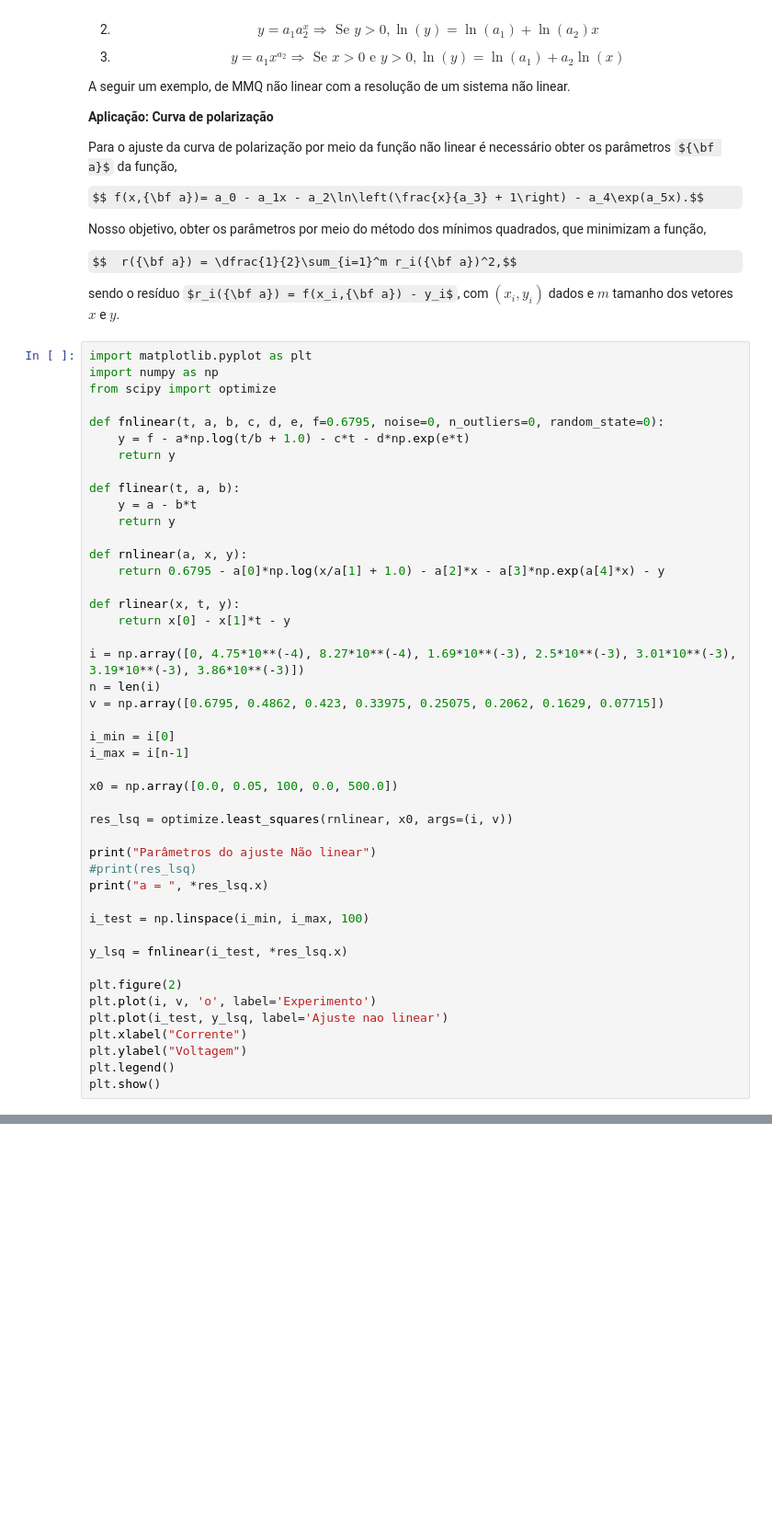
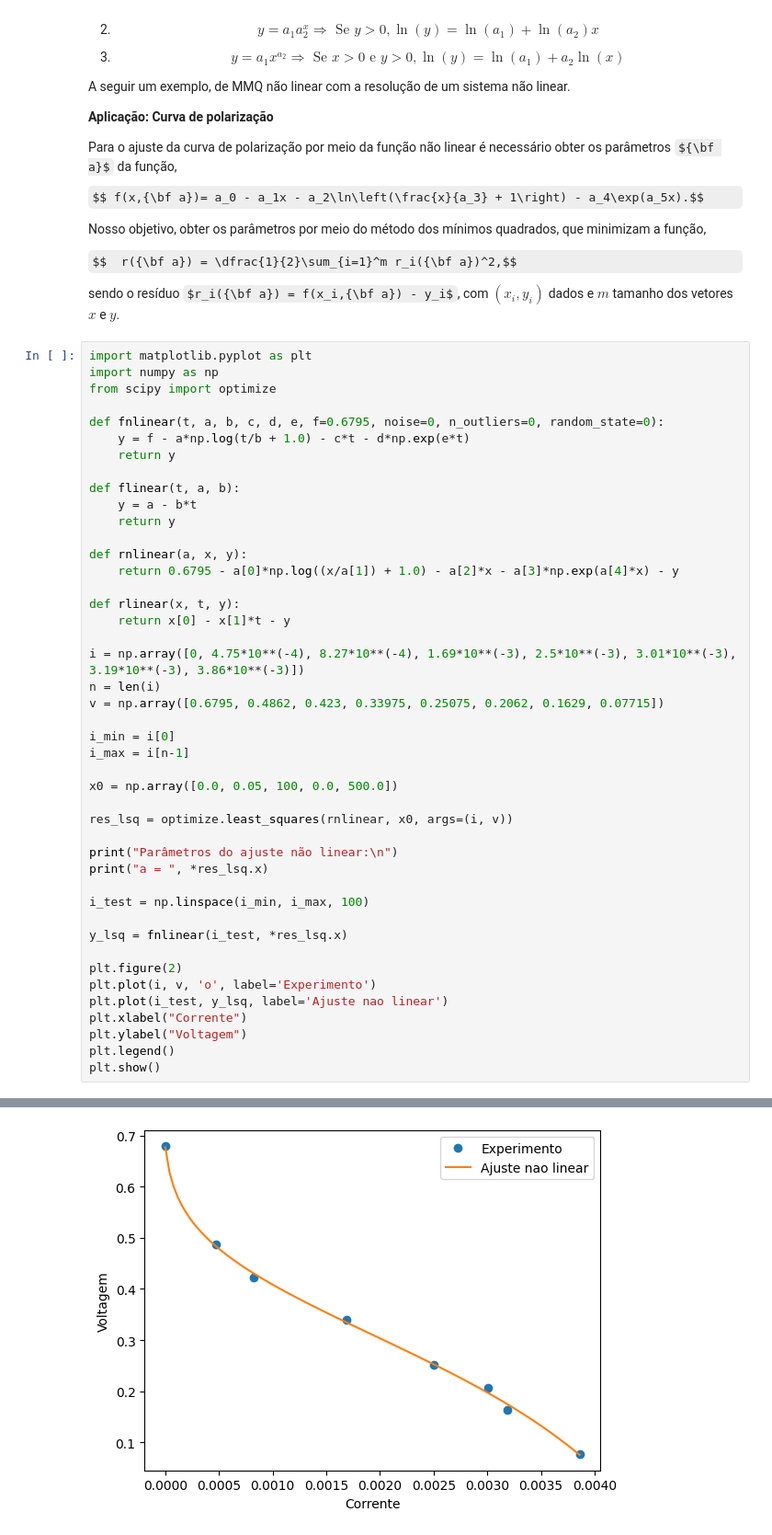
Before and after one commit to vishmaria/calculo-numerico, a Jupyter notebook: MMQ.ipynb, the cells around one changed output, grey strips where cells are left out. Shown: that part at 92% size. Saved outputs shown, nothing was run; the diff lists cells and outputs as text; some formulas as TeX source; blank space fills up the shorter version.

```diff
--- a/MMQ.ipynb
+++ b/MMQ.ipynb
@@ -724,7 +776,7 @@ def flinear(t, a, b):
     return y
 
 def rnlinear(a, x, y):
-    return 0.6795 - a[0]*np.log(x/a[1] + 1.0) - a[2]*x - a[3]*np.exp(a[4]*x) - y
+    return 0.6795 - a[0]*np.log((x/a[1]) + 1.0) - a[2]*x - a[3]*np.exp(a[4]*x) - y
 
 def rlinear(x, t, y):
     return x[0] - x[1]*t - y
@@ -740,8 +792,7 @@ x0 = np.array([0.0, 0.05, 100, 0.0, 500.0])
 
 res_lsq = optimize.least_squares(rnlinear, x0, args=(i, v))
 
-print("Parâmetros do ajuste Não linear")
-#print(res_lsq)
+print("Parâmetros do ajuste não linear:\n")
 print("a = ", *res_lsq.x)
 
 i_test = np.linspace(i_min, i_max, 100)
@@ -755,3 +806,4 @@ plt.xlabel("Corrente")
 plt.ylabel("Voltagem")
 plt.legend()
 plt.show()
+# %% [output]
@@ -757,0 +813 @@ plt.show()
+[figure, added]
```
Also changed, not shown: parts of 9 cells of this notebook.
